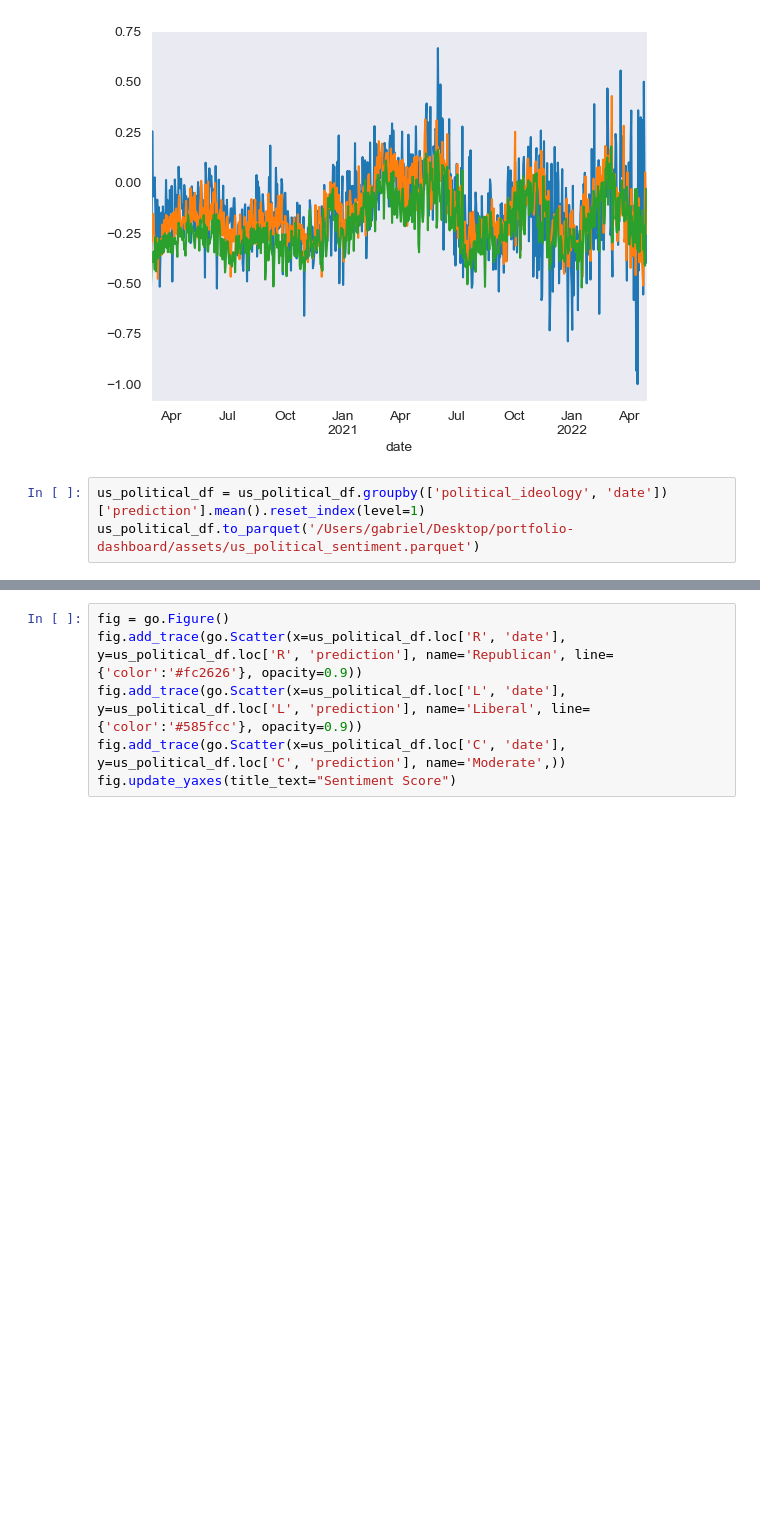
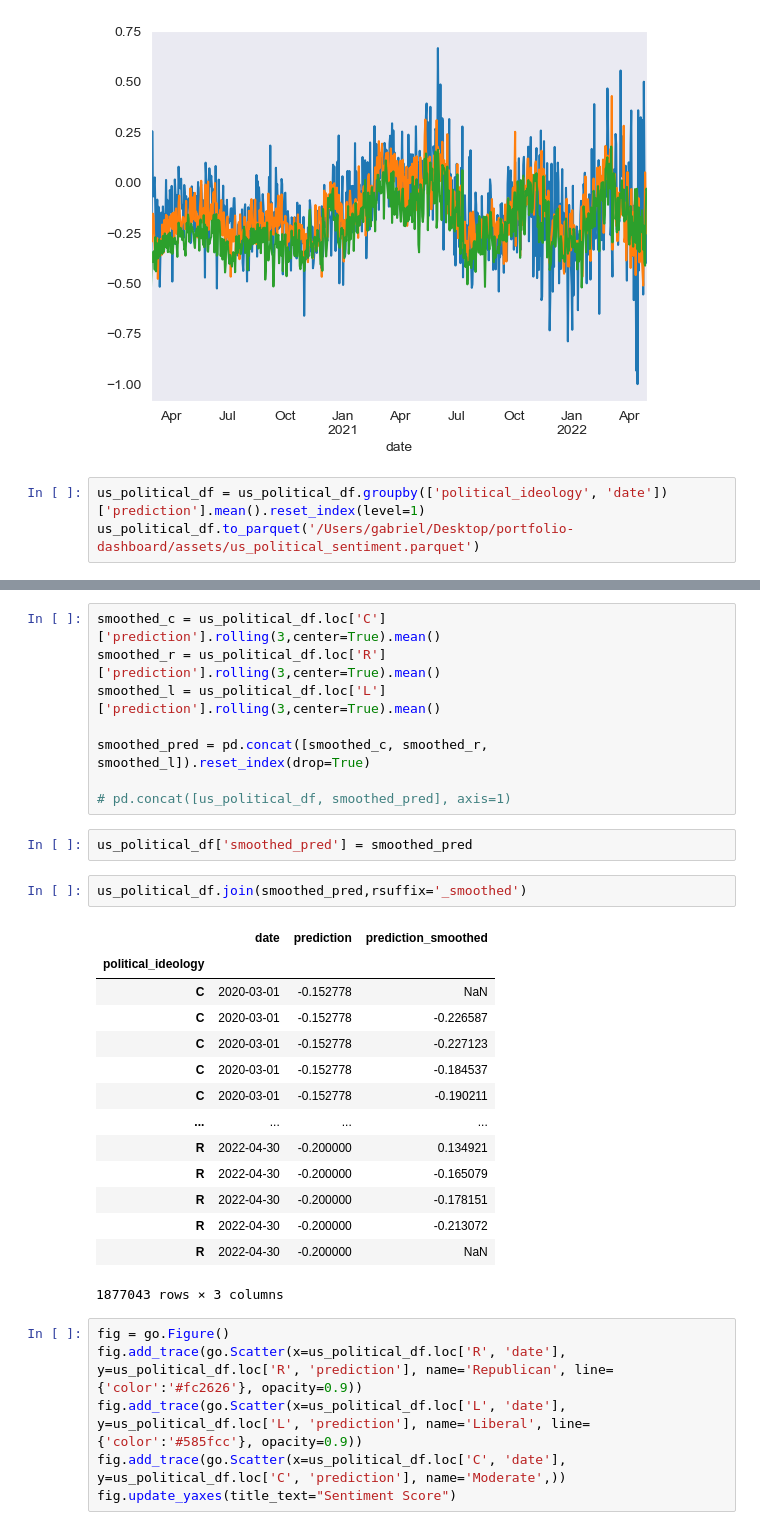
Before and after one commit to GabeNicholson/covid-news, a Jupyter notebook: covid_data_analysis.ipynb, the cells around one changed output, grey strips where cells are left out. Saved outputs shown, nothing was run; the diff lists cells and outputs as text; blank space fills up the shorter version.

```diff
--- a/covid_data_analysis.ipynb
+++ b/covid_data_analysis.ipynb
@@ -411,3 +295,30 @@ us_political_df.to_parquet('/Users/gabriel/Desktop/portfolio-dashboard/assets/us
+# %%
+smoothed_c = us_political_df.loc['C']['prediction'].rolling(3,center=True).mean()
+smoothed_r = us_political_df.loc['R']['prediction'].rolling(3,center=True).mean()
+smoothed_l = us_political_df.loc['L']['prediction'].rolling(3,center=True).mean()
+
+smoothed_pred = pd.concat([smoothed_c, smoothed_r, smoothed_l]).reset_index(drop=True)
+
+# pd.concat([us_political_df, smoothed_pred], axis=1)
+# %%
+us_political_df['smoothed_pred'] = smoothed_pred
+# %%
+us_political_df.join(smoothed_pred,rsuffix='_smoothed')
+# %% [output]
+|  | date | prediction | prediction_smoothed |
+| political_ideology |  |  |  |
+| C | 2020-03-01 | -0.152778 | NaN |
+| C | 2020-03-01 | -0.152778 | -0.226587 |
+| C | 2020-03-01 | -0.152778 | -0.227123 |
+| C | 2020-03-01 | -0.152778 | -0.184537 |
+| C | 2020-03-01 | -0.152778 | -0.190211 |
+| ... | ... | ... | ... |
+| R | 2022-04-30 | -0.200000 | 0.134921 |
+| R | 2022-04-30 | -0.200000 | -0.165079 |
+| R | 2022-04-30 | -0.200000 | -0.178151 |
+| R | 2022-04-30 | -0.200000 | -0.213072 |
+| R | 2022-04-30 | -0.200000 | NaN |
+1877043 rows × 3 columns
 # %%
 fig = go.Figure()
 fig.add_trace(go.Scatter(x=us_political_df.loc['R', 'date'], y=us_political_df.loc['R', 'prediction'], name='Republican', line={'color':'#fc2626'}, opacity=0.9))
```
Also changed, not shown: parts of 15 cells of this notebook.
